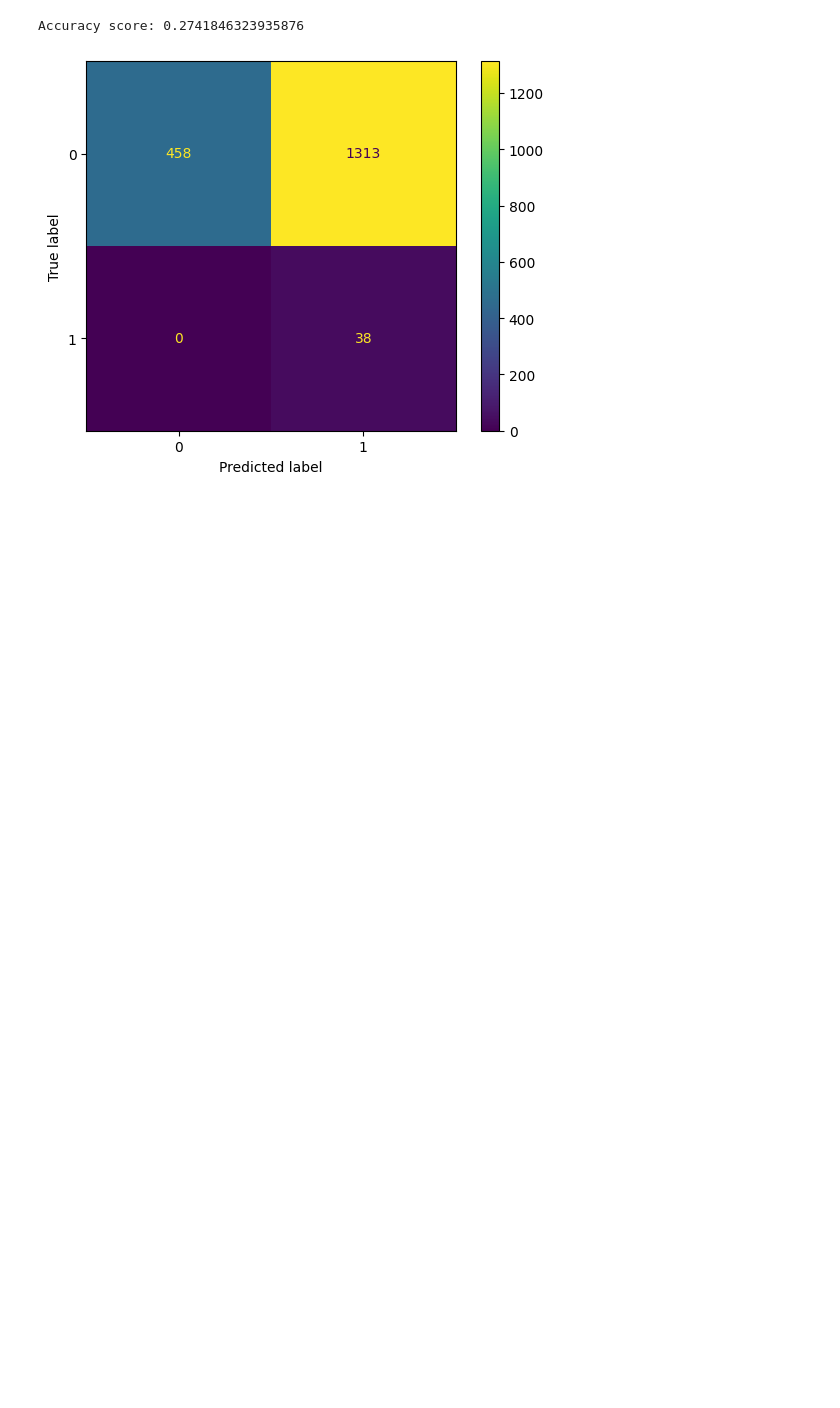
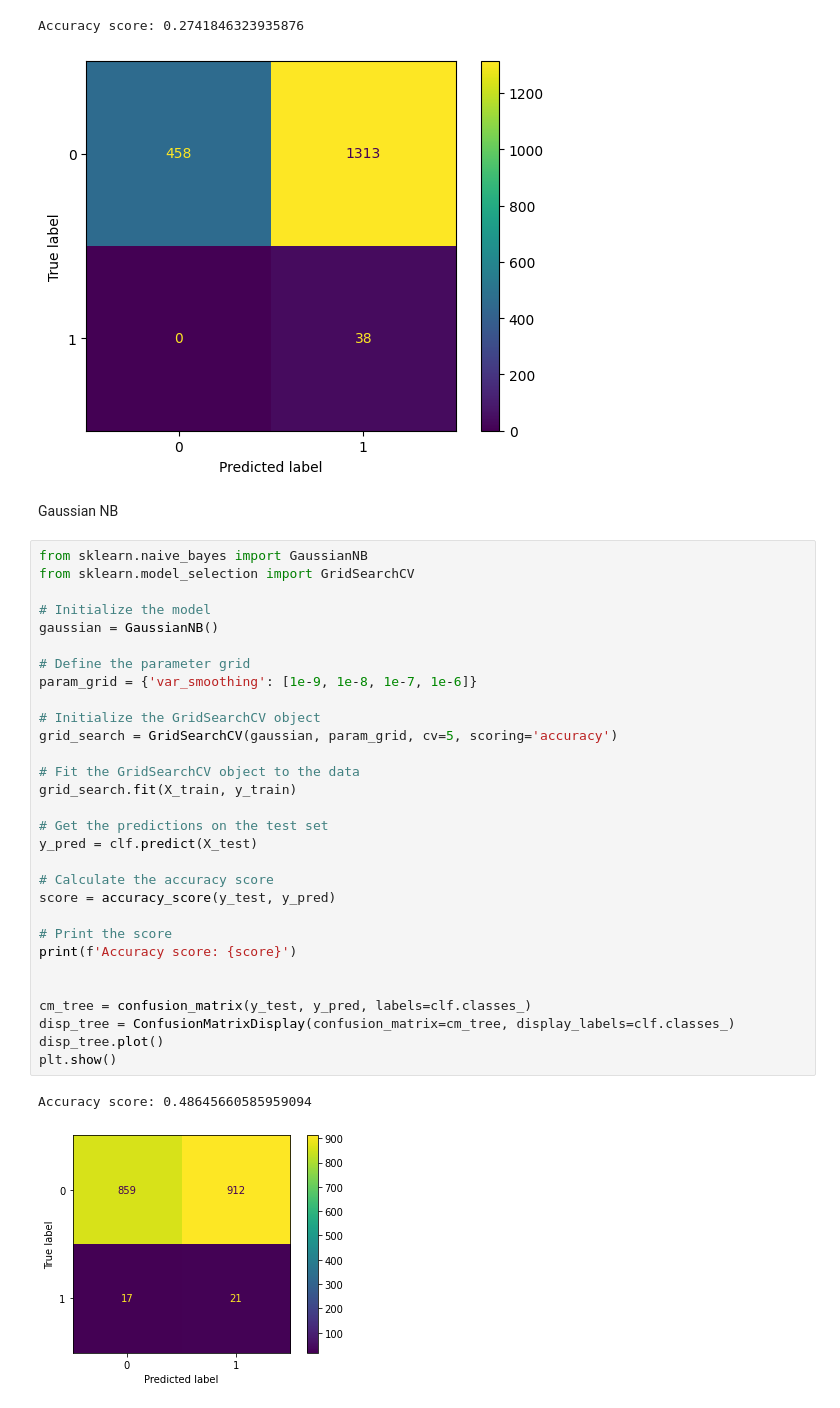
Before and after one commit to ruigomesbioinf/sib_dream_challenge, a Jupyter notebook: src/machine_learning.ipynb, the cells around one changed output. Saved outputs shown, nothing was run; the diff lists cells and outputs as text; blank space fills up the shorter version.

Commit message:
[ADD] Best model

```diff
--- a/src/machine_learning.ipynb
+++ b/src/machine_learning.ipynb
@@ -284,3 +284,38 @@ plt.show()
 # %% [output]
 Accuracy score: 0.2741846323935876
 [figure]
+# %% [markdown]
+Gaussian NB
+# %%
+from sklearn.naive_bayes import GaussianNB
+from sklearn.model_selection import GridSearchCV
+
+# Initialize the model
+gaussian = GaussianNB()
+
+# Define the parameter grid
+param_grid = {'var_smoothing': [1e-9, 1e-8, 1e-7, 1e-6]}
+
+# Initialize the GridSearchCV object
+grid_search = GridSearchCV(gaussian, param_grid, cv=5, scoring='accuracy')
+
+# Fit the GridSearchCV object to the data
+grid_search.fit(X_train, y_train)
+
+# Get the predictions on the test set
+y_pred = clf.predict(X_test)
+
+# Calculate the accuracy score
+score = accuracy_score(y_test, y_pred)
+
+# Print the score
+print(f'Accuracy score: {score}')
+
+
+cm_tree = confusion_matrix(y_test, y_pred, labels=clf.classes_)
+disp_tree = ConfusionMatrixDisplay(confusion_matrix=cm_tree, display_labels=clf.classes_)
+disp_tree.plot()
+plt.show()
+# %% [output]
+Accuracy score: 0.48645660585959094
+[figure, added]
```
Also changed, not shown: parts of 5 cells of this notebook.
